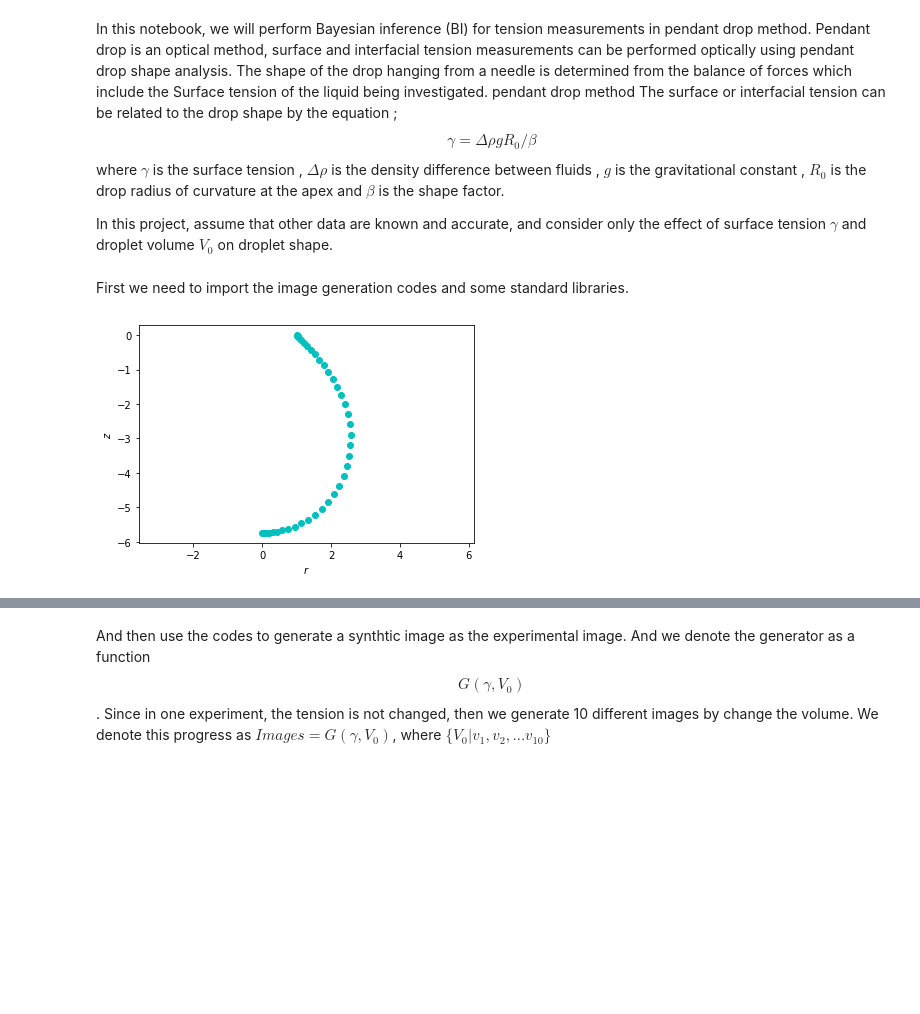
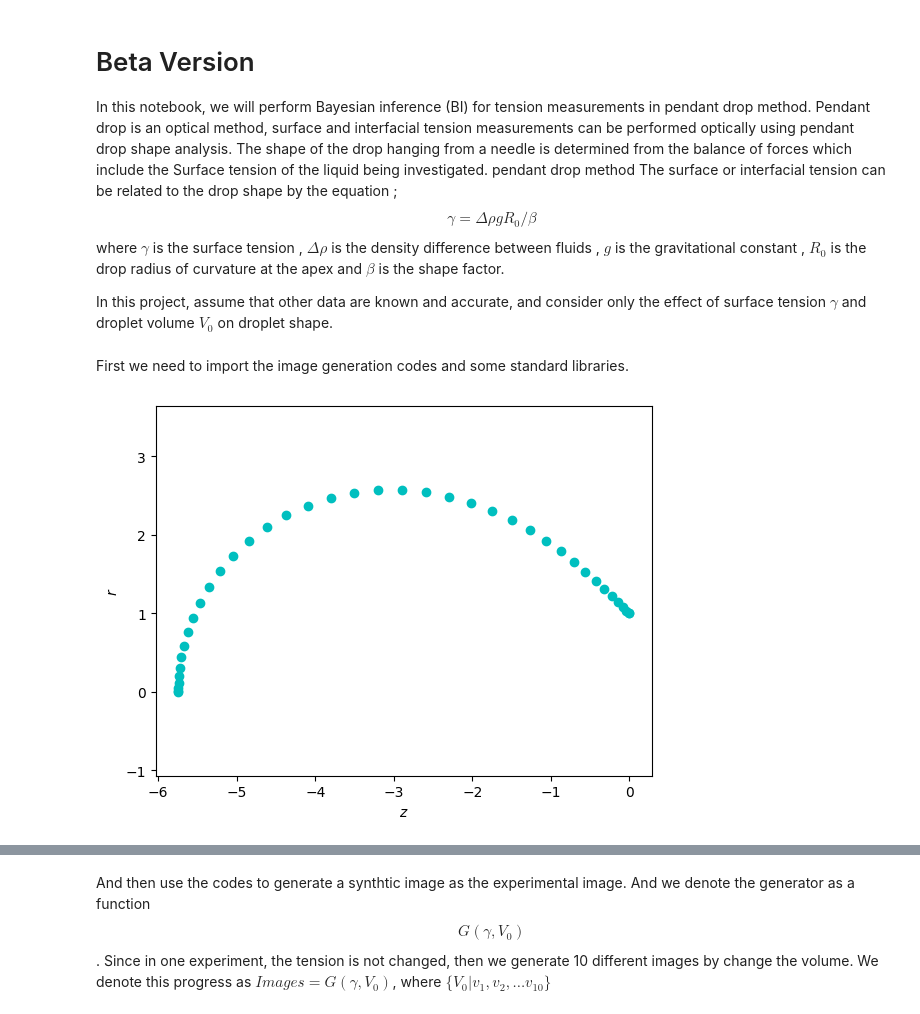
Before and after one commit to Lomolanisgo/Bayesian_PendantDrop_Tensiometry, a Jupyter notebook: pendantdrop_BI.ipynb, the cells around one changed output, grey strips where cells are left out. Drawn from its saved outputs; the diff is of its cells as text; code cells hidden in the pictures; blank space fills up the shorter version.

```diff
--- a/pendantdrop_BI.ipynb
+++ b/pendantdrop_BI.ipynb
@@ -1,4 +1,5 @@
 # %% [markdown]
+# Beta Version
 In this notebook, we will perform Bayesian inference (BI) for tension measurements in pendant drop method. Pendant drop is an optical method,
 surface and interfacial tension measurements can be performed optically using pendant drop shape analysis. The shape of the drop hanging from a needle is determined from the balance of forces which include the Surface tension of the liquid being investigated. pendant drop method The surface or interfacial tension can be related to the drop shape by the equation ;
 $$γ = ΔρgR_0/β$$
@@ -28,13 +32,13 @@ RANDOM_SEED=5109
 np.random.seed(RANDOM_SEED)
 # %%
 r_a,z_a=genSingleDrop(sigma=75,volume0=10,rneedle=0.5,output=1)
-plt.plot(r_a,z_a,'co')
-plt.xlabel("$r$")
-plt.ylabel("$z$")
+plt.plot(z_a,r_a,'co')
+plt.xlabel("$z$")
+plt.ylabel("$r$")
 plt.axis('equal')
 plt.show()
 # %% [output]
-[figure, old version]
+[figure, new version]
 # %%
 # add white noise on z and r
 wn_mu=0
```
Also changed, not shown: parts of 34 cells of this notebook.
